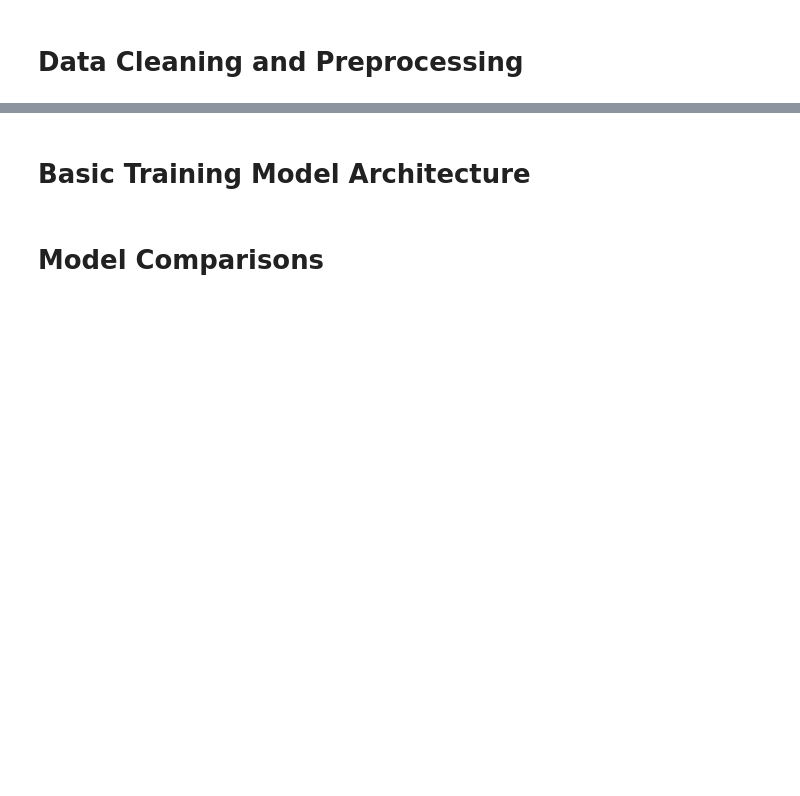
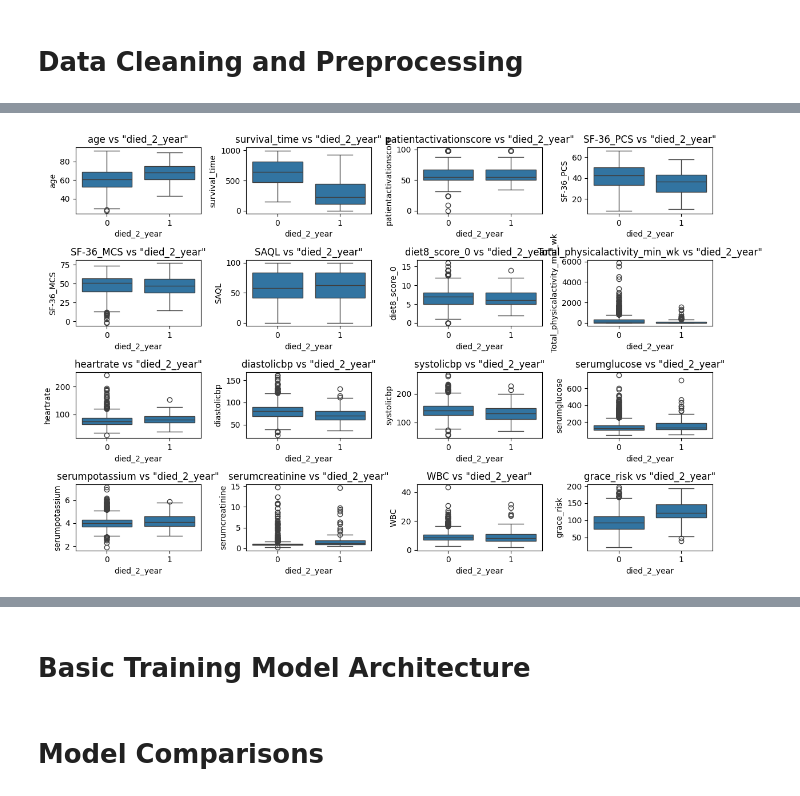
Before and after one commit to dburkhart07/Life-Expectancy-Predictor, a Jupyter notebook: Abstract_Life_Expectancy.ipynb, the cells around one changed output, grey strips where cells are left out. Cells and saved outputs as stored; diff of their text form; code cells hidden in the pictures; blank space fills up the shorter version.

```diff
--- a/Abstract_Life_Expectancy.ipynb
+++ b/Abstract_Life_Expectancy.ipynb
@@ -83,0 +102,10 @@ X[numerical_features] = scaler.fit_transform(X[numerical_features])
+# %%
+plt.figure(figsize=(12, 8))
+for i, col in enumerate(numerical_features, 1):
+    plt.subplot(4, 4, i)
+    sns.boxplot(x=dataset['died_2_year'], y=dataset[col])
+    plt.title(f'{col} vs "died_2_year"')
+plt.tight_layout()
+plt.show()
+# %% [output]
+[figure, added]
```
Also changed, not shown: parts of 18 cells of this notebook, 1 other file.
